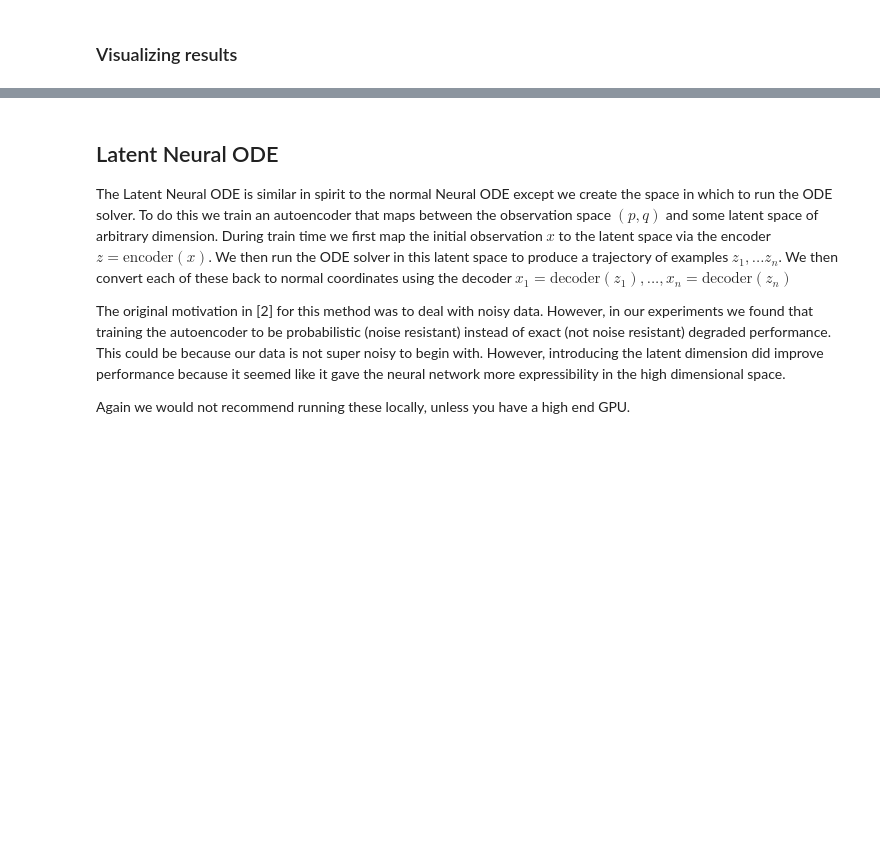
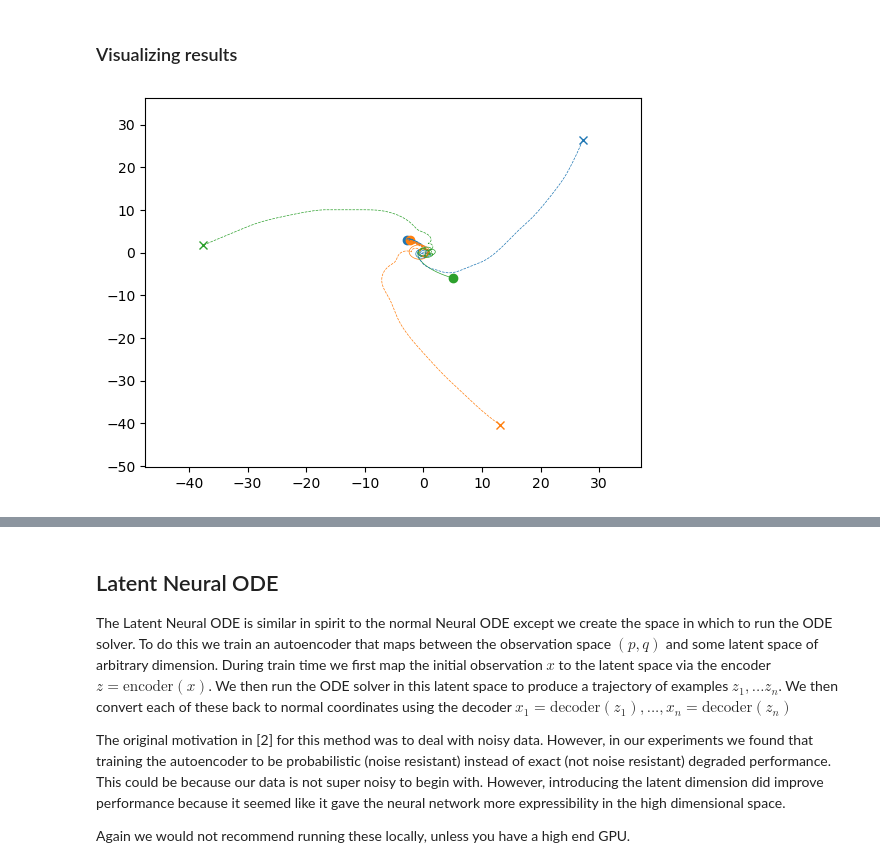
Before and after one commit to brownthesr/three_body, a Jupyter notebook: master.ipynb, the cells around one changed output, grey strips where cells are left out. Cells and saved outputs as stored; diff of their text form; code cells hidden in the pictures; blank space fills up the shorter version.

```diff
--- a/master.ipynb
+++ b/master.ipynb
@@ -146,7 +159,7 @@ def model_update(t, state, model):
     return deriv.reshape(-1)
 num_steps = 1000
 time_span = [0,40]
-file_name = "Feedforward_prediction"
+file_name = "vanilla_nn_example"
 update_fn = lambda t, y0: model_update(t, y0, model)
 state = random_config(nu=1e-2, min_radius=.9, max_radius=1.2)
 v, settings = get_orbit(state, t_points=num_steps, t_span=time_span, update_fn=update_fn)
@@ -180,30 +193,32 @@ def init():
     return lines + trajectories + lines_approx + trajectories_approx
 
 def animate(i):
     if len(positions[:i,:,0]) != 0:
         all_x = np.concatenate((positions[:i, :, 0].flatten(), positions_approx[:i, :, 0].flatten()))
         all_y = np.concatenate((positions[:i, :, 1].flatten(), positions_approx[:i, :, 1].flatten()))
         min_x, max_x = all_x.min() - 10, all_x.max() + 10
         min_y, max_y = all_y.min() - 10, all_y.max() + 10
         ax.set_xlim(min_x, max_x)
         ax.set_ylim(min_y, max_y)
 
     for j, (line, line_approx) in enumerate(zip(lines, lines_approx)):
         # Update original positions and trajectories
         line.set_data(positions[i, j, 0], positions[i, j, 1])
         trajectories[j].set_data(positions[:i, j, 0], positions[:i, j, 1])
 
         # Update approximated positions and trajectories
         line_approx.set_data(positions_approx[i, j, 0], positions_approx[i, j, 1])
         trajectories_approx[j].set_data(positions_approx[:i, j, 0], positions_approx[:i, j, 1])
 
     return lines + trajectories + lines_approx + trajectories_approx
 
 # Assuming num_steps is defined
 ani = animation.FuncAnimation(fig, animate, frames=num_steps, init_func=init, blit=True, interval=1)
 
 # To save the animation
 writergif = animation.PillowWriter(fps=30)
 ani.save(f'{file_name}.gif', writer=writergif)
 
 plt.show()
+# %% [output]
+[figure, added]
```
Also changed, not shown: parts of 20 cells of this notebook, 7 other files.
